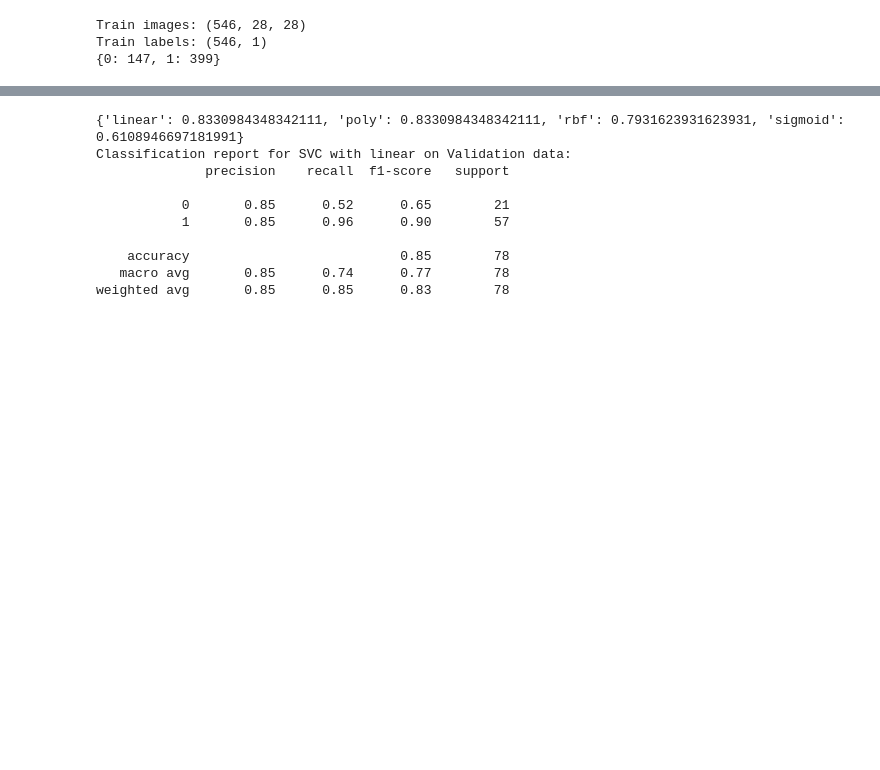
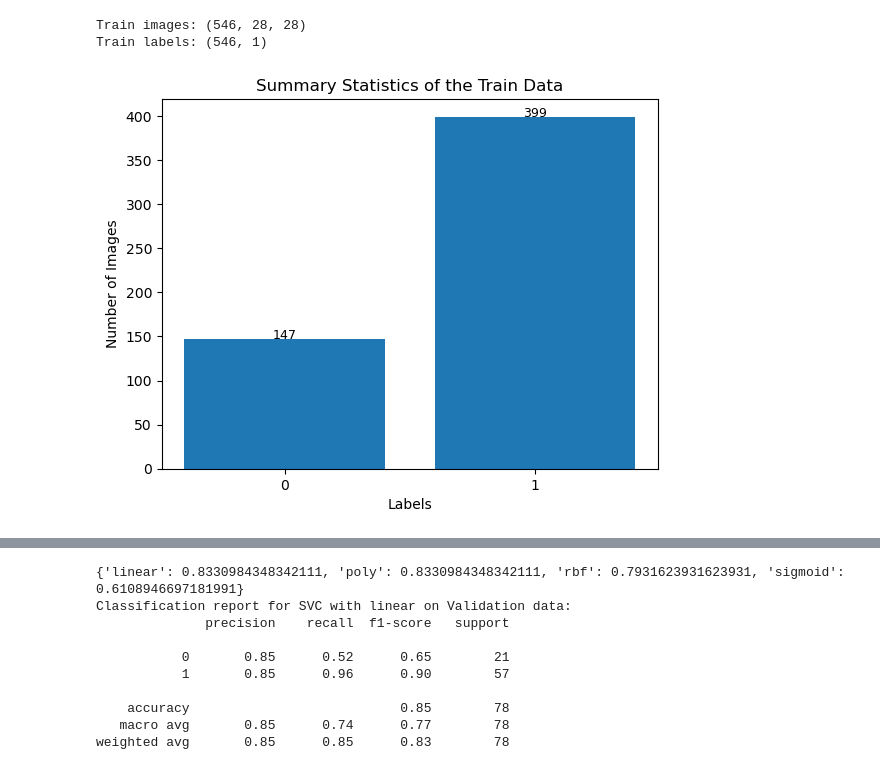
Before and after one commit to phil-mira/AMLS_assignment24_25, a Jupyter notebook: A/main_A.ipynb, the cells around one changed output, grey strips where cells are left out. Cells and saved outputs as stored; diff of their text form; code cells hidden in the pictures; blank space fills up the shorter version.

```diff
--- a/A/main_A.ipynb
+++ b/A/main_A.ipynb
@@ -14,25 +14,34 @@ data_breastmnist = np.load(dfile)
 # %%
 #Exploring the breastmnist dataset
 breastmnist_train_images = data_breastmnist['train_images']
 breastmnist_train_labels = data_breastmnist['train_labels']
 
 breastmnist_val_images = data_breastmnist['val_images']
 breastmnist_val_labels = data_breastmnist['val_labels']
 
 breastmnist_test_images = data_breastmnist['test_images']
 breastmnist_test_labels = data_breastmnist['test_labels']
 
 #Inspect the data
 print(f"Train images: {breastmnist_train_images.shape}")
 print(f"Train labels: {breastmnist_train_labels.shape}")
 
 #Summary statistics of the labels
 unique, counts = np.unique(breastmnist_train_labels, return_counts=True)
-print(dict(zip(unique, counts)))
+summary_statistics_train_data = dict(zip(unique, counts))
+ax,fig = plt.subplots()
+plt.bar(summary_statistics_train_data.keys(), summary_statistics_train_data.values())
+plt.title("Summary Statistics of the Train Data")
+plt.xlabel("Labels")
+plt.xticks(list(summary_statistics_train_data.keys()))
+for i in range(len(summary_statistics_train_data)):
+    plt.text(i, list(summary_statistics_train_data.values())[i], list(summary_statistics_train_data.values())[i], ha = 'center', size = 9)
+plt.ylabel("Number of Images")
+plt.show()
 # %% [output]
 Train images: (546, 28, 28)
 Train labels: (546, 1)
-{0: 147, 1: 399}
+[figure, added]
 # %%
 #Normalize the images
 breastmnist_train_images = breastmnist_train_images.astype('float32') / 255
```
Also changed, not shown: parts of 13 cells of this notebook, 16 other files.
